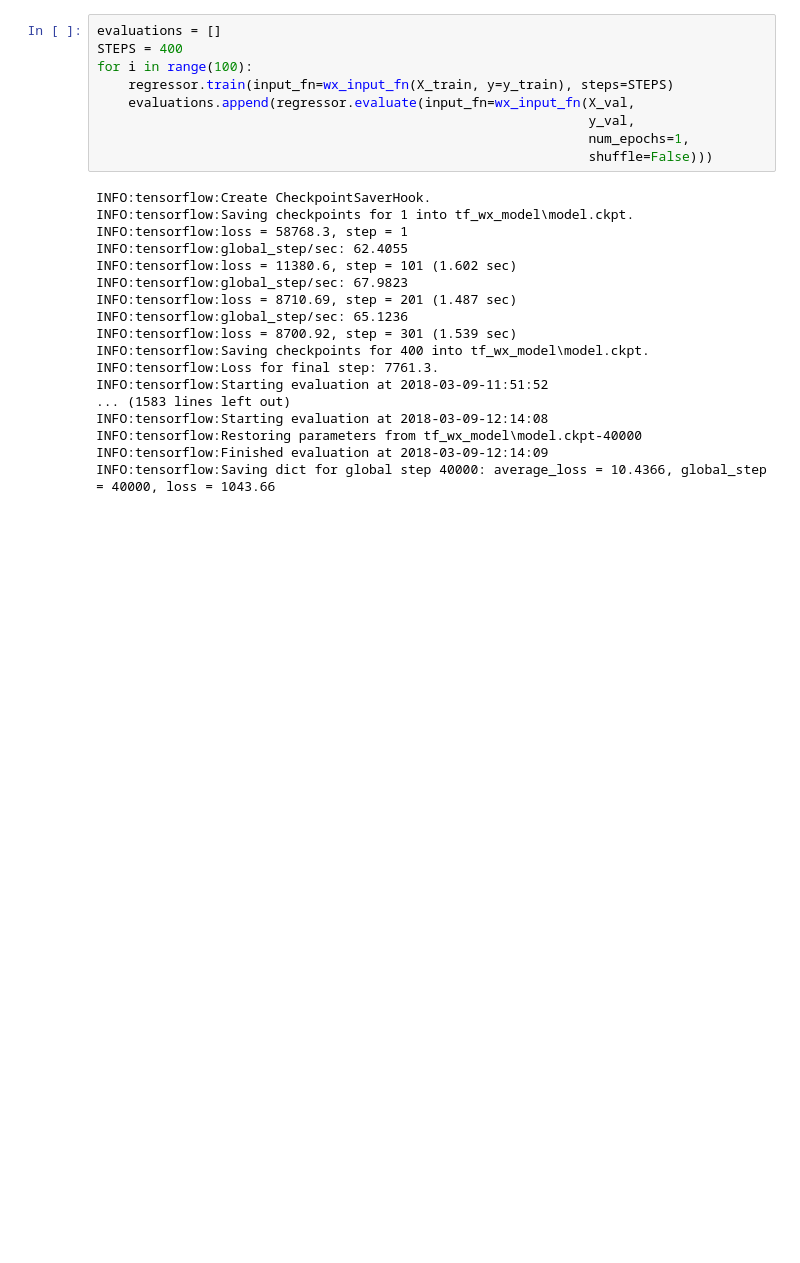
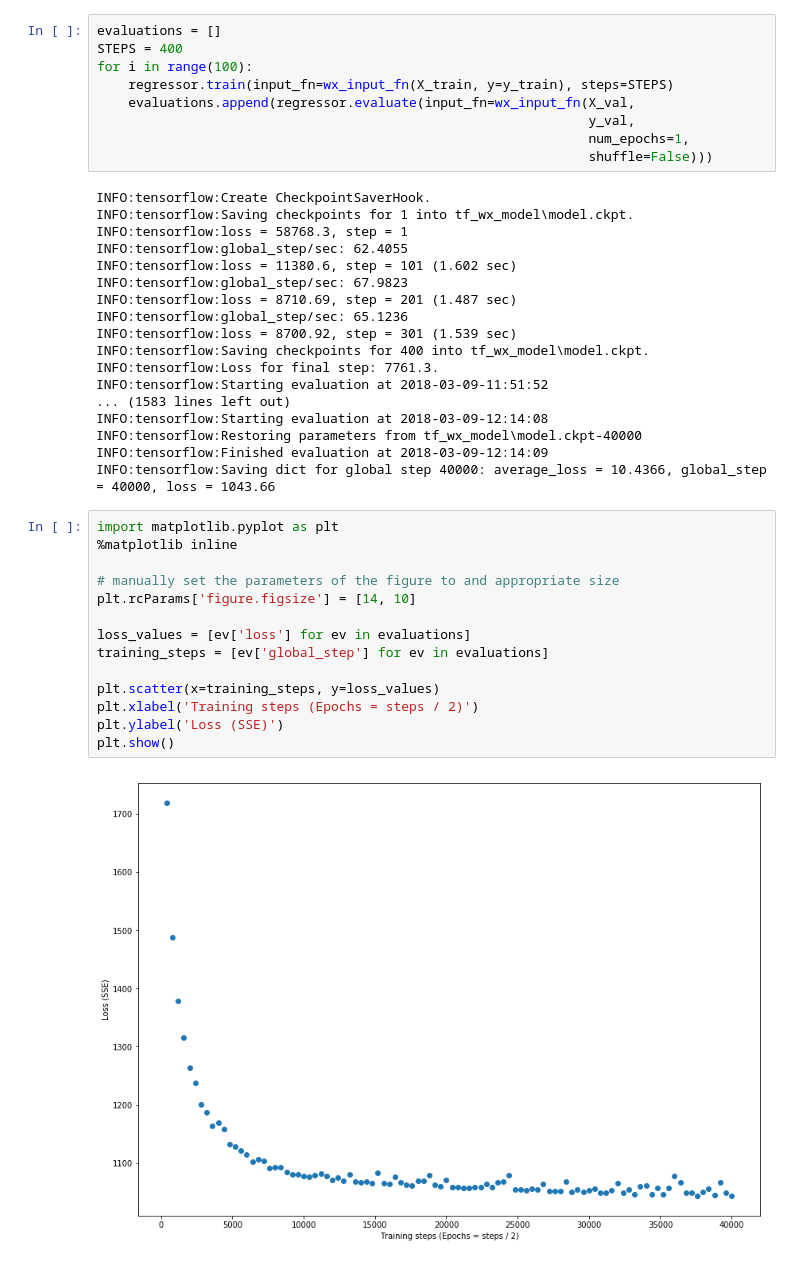
Before and after one commit to suyash0103/Weather-Predict, a Jupyter notebook: predict-deep_neural_network.ipynb, the cells around one changed output. Saved outputs shown, nothing was run; the diff lists cells and outputs as text; blank space fills up the shorter version.

Commit message:
plot graph of loss vs epochs

```diff
--- a/predict-deep_neural_network.ipynb
+++ b/predict-deep_neural_network.ipynb
@@ -171,3 +171,19 @@ INFO:tensorflow:Starting evaluation at 2018-03-09-12:14:08
 INFO:tensorflow:Restoring parameters from tf_wx_model\model.ckpt-40000
 INFO:tensorflow:Finished evaluation at 2018-03-09-12:14:09
 INFO:tensorflow:Saving dict for global step 40000: average_loss = 10.4366, global_step = 40000, loss = 1043.66
+# %%
+import matplotlib.pyplot as plt
+%matplotlib inline
+
+# manually set the parameters of the figure to and appropriate size
+plt.rcParams['figure.figsize'] = [14, 10]
+
+loss_values = [ev['loss'] for ev in evaluations]
+training_steps = [ev['global_step'] for ev in evaluations]
+
+plt.scatter(x=training_steps, y=loss_values)
+plt.xlabel('Training steps (Epochs = steps / 2)')
+plt.ylabel('Loss (SSE)')
+plt.show()
+# %% [output]
+[figure, added]
```
